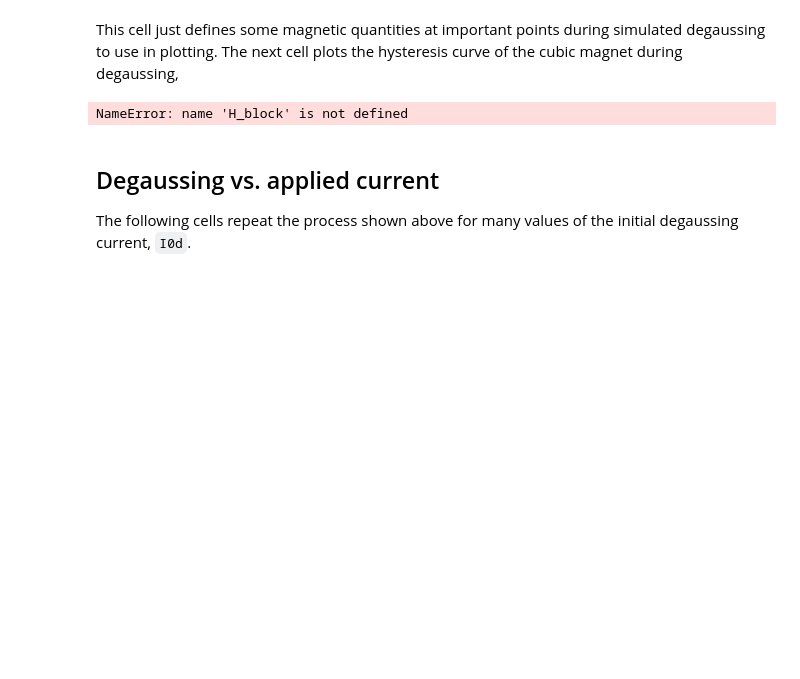
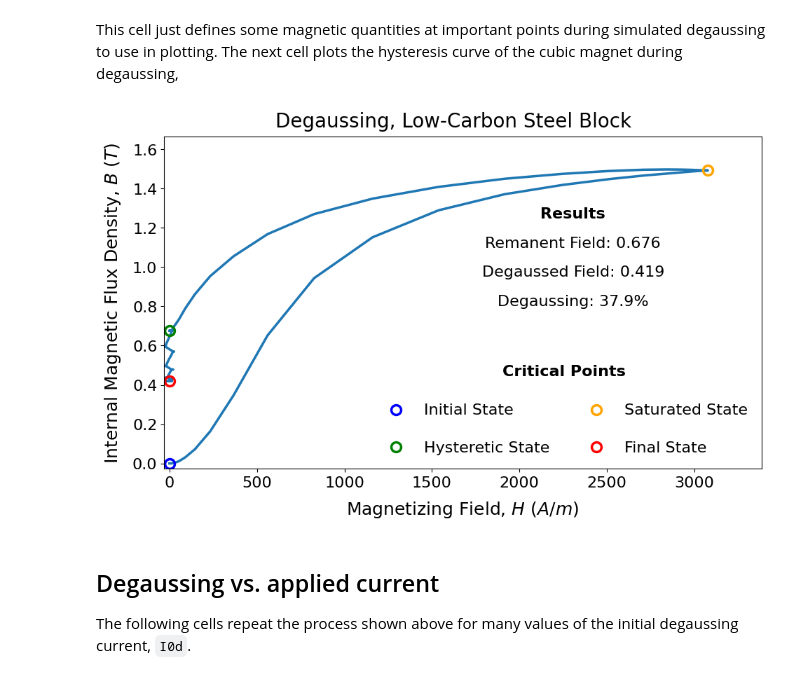
Before and after one commit to radiasoft/rsradia, a Jupyter notebook: examples/demos/degaussing_demo.ipynb, the cells around one changed output. Drawn from its saved outputs; the diff is of its cells as text; code cells hidden in the pictures; blank space fills up the shorter version.

```diff
--- a/examples/demos/degaussing_demo.ipynb
+++ b/examples/demos/degaussing_demo.ipynb
@@ -113,35 +117,35 @@ hystID = ts==(t1h+t0d)/2
 hystH = H_block[:, 2][hystID]
 hystB = B_block[:, 2][hystID]
 
 # Store quantities at the stopping point for plotting
 finH = H_block[-1, 2]
 finB = B_block[-1, 2]
 
 # Compute the percentage degaussing percentage metric
 percDG = (1-abs(finB)/hystB)*100
 
 # Plot the example hysteresis quantities for the Jiles-Atherton model
-fig, ax = plt.subplots(figsize=(11,7))
+fig, ax = plt.subplots(figsize=(11,6))
 fig.suptitle(r"Degaussing, Low-Carbon Steel Block", fontsize=20, y=.96)
 dgLine, = ax.plot(H_block[:,2], B_block[:,2], lw=2.5)
 ax.plot(iniH, iniB, 'bo', mfc='none', ms=10, mew=2.5, label='\nInitial State\n')
 ax.plot(hystH, hystB, 'go', mfc='none', ms=10, mew=2.5, label='Hysteretic State')
 ax.plot(satH, satB, 'o', color='orange', mfc='none', ms=10, mew=2.5, label='\nSaturated State\n')
 ax.plot(finH, finB, 'ro', mfc='none', ms=10, mew=2.5, label='Final State')
 leg = ax.legend(loc='lower right', fontsize=16, ncol=2, framealpha=0)
 leg.set_title("Critical Points", prop={"size":16, "weight":"bold"})
 ax.text(.75*H_block.max(), .85*B_block[:,2].max(), r"Results", ha='center', va='center', fontsize=16, weight="bold")
 ax.text(.75*H_block[:,2].max(), .75*B_block[:,2].max(), r"Remanent Field: %.3f"%hystB, ha='center', va='center', fontsize=16)
 ax.text(.75*H_block[:,2].max(), .65*B_block[:,2].max(), r"Degaussed Field: %.3f"%finB, ha='center', va='center', fontsize=16)
 ax.text(.75*H_block[:,2].max(), .55*B_block[:,2].max(), r"Degaussing: %.1f%%"%percDG, ha='center', va='center', fontsize=16)
 ax.axis(1.1*array([H_block[:,2].min(), H_block[:,2].max(), B_block[:,2].min()-.025, 1.01*B_block[:,2].max()]))
 ax.set_xlabel(r"Magnetizing Field, $H\ (A / m)$", fontsize=18, labelpad=10)
 ax.set_ylabel(r"Internal Magnetic Flux Density, $B\ (T)$",fontsize=18, labelpad=10)
 ax.tick_params(labelsize=16)
 fig.subplots_adjust(top=.9)
 fig.show()
 # %% [output]
-NameError: name 'H_block' is not defined
+[figure, added]
 # %% [markdown]
 ## Degaussing vs. applied current
 The following cells repeat the process shown above for many values of the initial degaussing current, ``I0d``.
```
Also changed, not shown: parts of 6 cells of this notebook, 4 other files.
